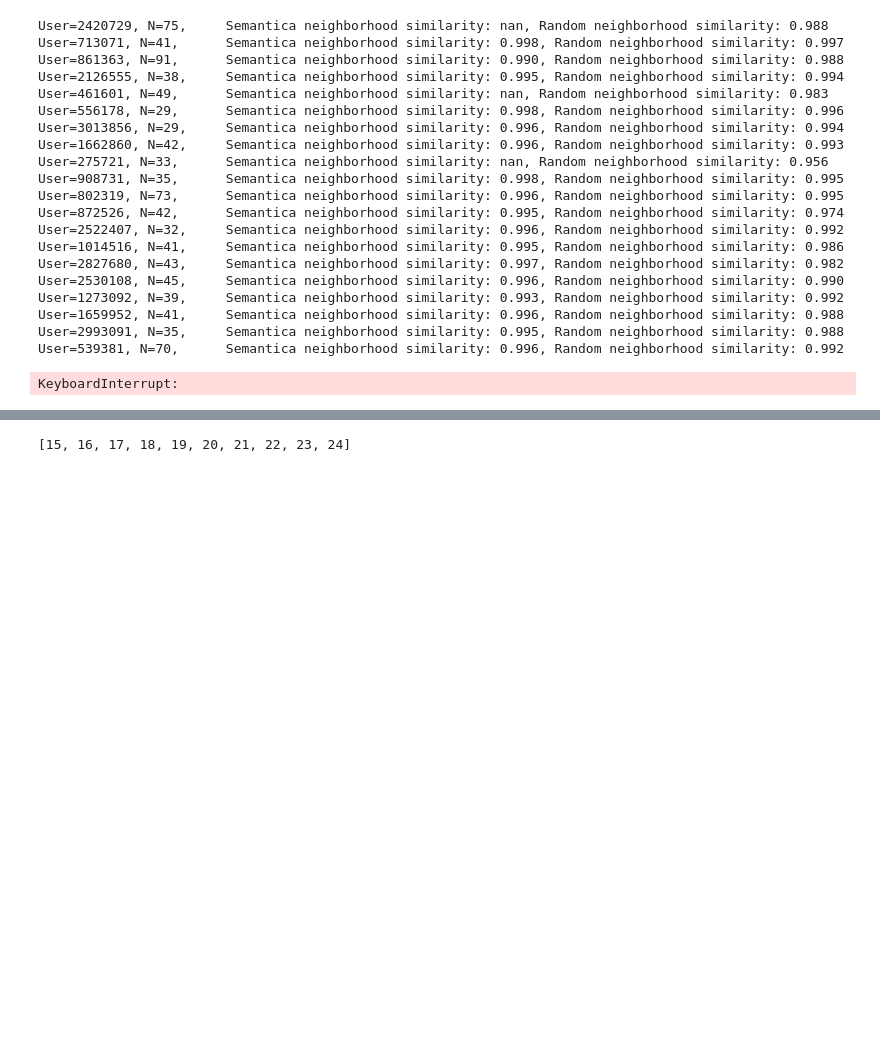
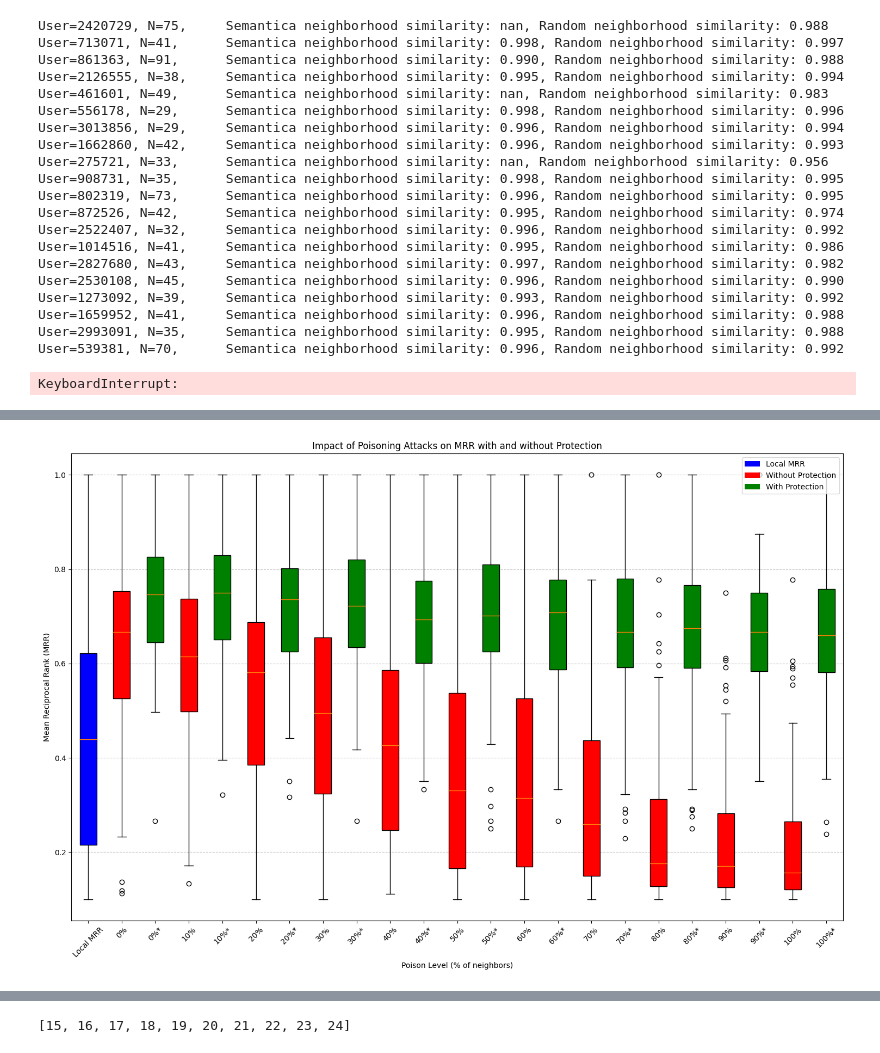
Before and after one commit to mg98/autonomos, a Jupyter notebook: notebook.ipynb, the cells around one changed output, grey strips where cells are left out. Cells and saved outputs as stored; diff of their text form; code cells hidden in the pictures; blank space fills up the shorter version.

```diff
--- a/notebook.ipynb
+++ b/notebook.ipynb
@@ -556,0 +473,8 @@ bm25 = BM25Okapi([tokenize(doc.title) for doc in dataset.docs_iter()])
+# %%
+import pandas as pd
+import numpy as np
+import matplotlib.pyplot as plt
+
+# Load the poisoning results from TSV file
+poison_results = pd.read_csv('results.tsv', sep='\t', header=None)
+poison_results.head()
@@ -556,0 +489,68 @@ bm25 = BM25Okapi([tokenize(doc.title) for doc in dataset.docs_iter()])
+# %%
+# Create a boxplot figure showing MRR values with paired comparisons
+plt.figure(figsize=(15, 10))
+
+# Define columns to use
+local_mrr = poison_results[1]  # Local MRR (column 2)
+poison_levels = [0, 10, 20, 30, 40, 50, 60, 70, 80, 90, 100]  # Poison percentages
+
+# Prepare data for boxplot
+data_to_plot = []
+labels = []
+
+# Add local MRR as the first boxplot
+data_to_plot.append(local_mrr)
+labels.append('Local MRR')
+
+# Add paired data for each poison level
+for i in range(len(poison_levels)):
+    # Column indices for regular and protected versions (pairs)
+    regular_col = i + 2  # Starting from column 3 (index 2)
+    protected_col = i + 13  # Starting from column 14 (index 13)
+
+    # Add regular version (red)
+    data_to_plot.append(poison_results[regular_col])
+    labels.append(f'{poison_levels[i]}%')
+
+    # Add protected version (green)
+    data_to_plot.append(poison_results[protected_col])
+    labels.append(f'{poison_levels[i]}%*')
+
+# Create boxplot
+box = plt.boxplot(data_to_plot, patch_artist=True, labels=labels)
+
+# Set colors for boxplots
+colors = ['blue']  # Local MRR in blue
+for i in range(1, len(data_to_plot)):
+    if i % 2 == 1:  # Regular versions (odd indices after the first)
+        colors.append('red')
+    else:  # Protected versions (even indices after the first)
+        colors.append('green')
+
+# Apply colors to boxes
+for patch, color in zip(box['boxes'], colors):
+    patch.set_facecolor(color)
+
+# Add grid for better readability
+plt.grid(axis='y', linestyle='--', alpha=0.7)
+
+# Set labels and title
+plt.xlabel('Poison Level (% of neighbors)')
+plt.ylabel('Mean Reciprocal Rank (MRR)')
+plt.title('Impact of Poisoning Attacks on MRR with and without Protection')
+
+# Rotate x-axis labels for better readability
+plt.xticks(rotation=45)
+
+# Add legend
+from matplotlib.patches import Patch
+legend_elements = [
+    Patch(facecolor='blue', label='Local MRR'),
+    Patch(facecolor='red', label='Without Protection'),
+    Patch(facecolor='green', label='With Protection')
+]
+plt.legend(handles=legend_elements, loc='upper right')
+
+plt.tight_layout()
+# %% [output]
+[figure, added]
```
Also changed, not shown: parts of 23 cells of this notebook, 30 other files.
